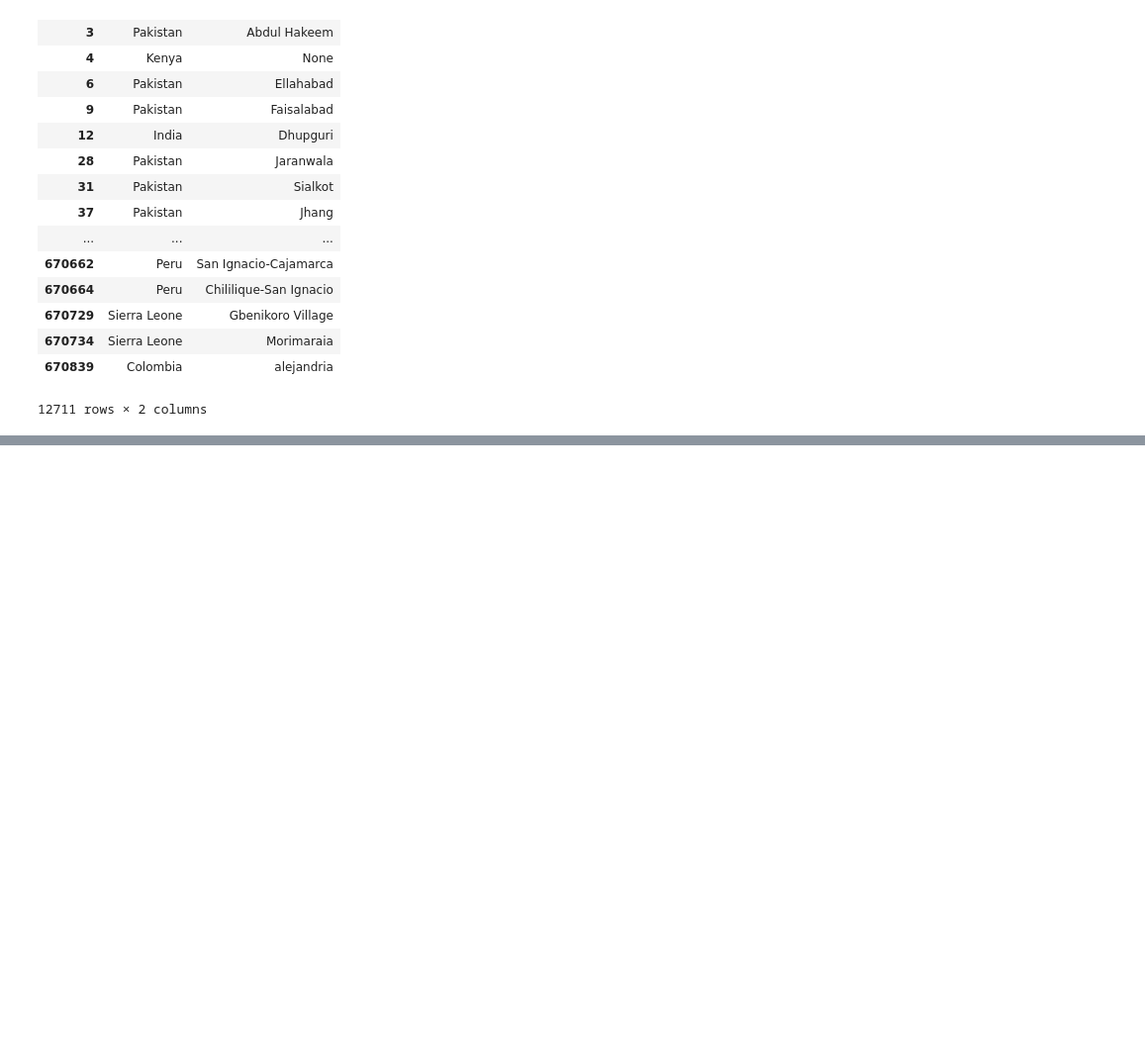
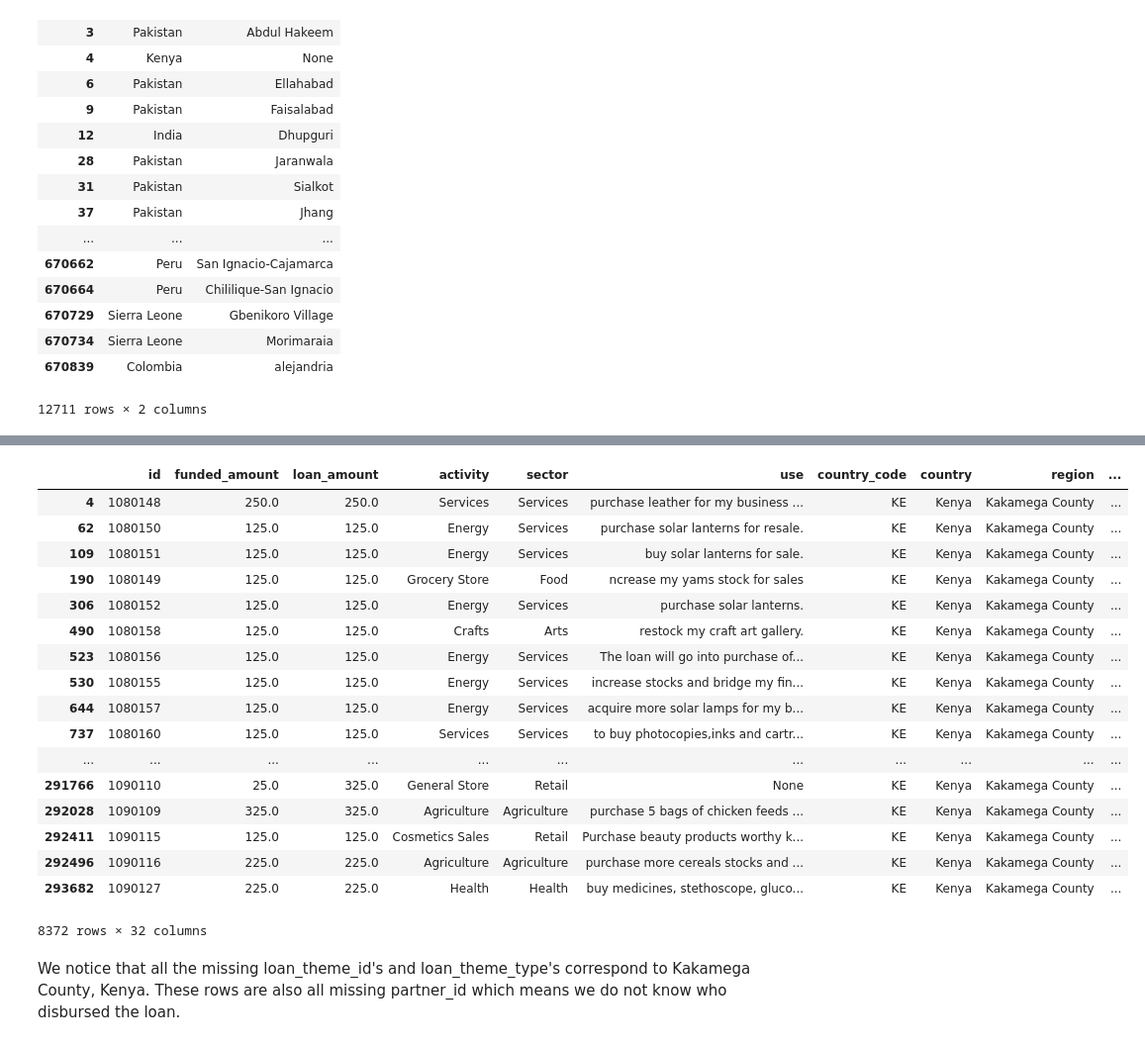
Before and after one commit to smakhijani/kaggle-kiva-crowdfunding, a Jupyter notebook: Preliminary Exploratory Data Analysis.ipynb, the cells around one changed output, grey strips where cells are left out. Shown at 99% size. Cells and saved outputs as stored; diff of their text form; code cells hidden in the pictures; blank space fills up the shorter version.

```diff
--- a/Preliminary Exploratory Data Analysis.ipynb
+++ b/Preliminary Exploratory Data Analysis.ipynb
@@ -960,0 +1019,7 @@ loans_theme_mpi.head()
+# %%
+def impute_missing_mpi(row):
+    if pd.notnull(row['MPI']):
+        return row['MPI']
+    else:
+        return row['mpi_national']
+loans_theme_mpi_national['MPI'] = loans_theme_mpi_national.apply(impute_missing_mpi, axis=1)
@@ -960,0 +1036,8 @@ loans_theme_mpi.head()
+# %%
+#Drop duplicative 'mpi_national'
+loans_theme_mpi_national = loans_theme_mpi_national.drop('mpi_national', axis = 1)
+# %%
+#Create final_df by dropping rows with missing MPI values
+final_df = loans_theme_mpi_national.dropna(subset = ['MPI'])
+# %%
+final_df.loc[final_df['country']=='Namibia','country_code'] = 'NA'
@@ -960,0 +1069,24 @@ loans_theme_mpi.head()
+# %%
+#Review missing values for 'loan_theme_id' and 'loan_theme_type'
+final_df[final_df['loan_theme_type'].isnull()]
+# %% [output]
+|  | id | funded_amount | loan_amount | activity | sector | use | country_code | country | region | ... |
+| 4 | 1080148 | 250.0 | 250.0 | Services | Services | purchase leather for my business ... | KE | Kenya | Kakamega County | ... |
+| 62 | 1080150 | 125.0 | 125.0 | Energy | Services | purchase solar lanterns for resale. | KE | Kenya | Kakamega County | ... |
+| 109 | 1080151 | 125.0 | 125.0 | Energy | Services | buy solar lanterns for sale. | KE | Kenya | Kakamega County | ... |
+| 190 | 1080149 | 125.0 | 125.0 | Grocery Store | Food | ncrease my yams stock for sales | KE | Kenya | Kakamega County | ... |
+| 306 | 1080152 | 125.0 | 125.0 | Energy | Services | purchase solar lanterns. | KE | Kenya | Kakamega County | ... |
+| 490 | 1080158 | 125.0 | 125.0 | Crafts | Arts | restock my craft art gallery. | KE | Kenya | Kakamega County | ... |
+| 523 | 1080156 | 125.0 | 125.0 | Energy | Services | The loan will go into purchase of... | KE | Kenya | Kakamega County | ... |
+| 530 | 1080155 | 125.0 | 125.0 | Energy | Services | increase stocks and bridge my fin... | KE | Kenya | Kakamega County | ... |
+| 644 | 1080157 | 125.0 | 125.0 | Energy | Services | acquire more solar lamps for my b... | KE | Kenya | Kakamega County | ... |
+| 737 | 1080160 | 125.0 | 125.0 | Services | Services | to buy photocopies,inks and cartr... | KE | Kenya | Kakamega County | ... |
+| ... | ... | ... | ... | ... | ... | ... | ... | ... | ... | ... |
+| 291766 | 1090110 | 25.0 | 325.0 | General Store | Retail | None | KE | Kenya | Kakamega County | ... |
+| 292028 | 1090109 | 325.0 | 325.0 | Agriculture | Agriculture | purchase 5 bags of chicken feeds ... | KE | Kenya | Kakamega County | ... |
+| 292411 | 1090115 | 125.0 | 125.0 | Cosmetics Sales | Retail | Purchase beauty products worthy k... | KE | Kenya | Kakamega County | ... |
+| 292496 | 1090116 | 225.0 | 225.0 | Agriculture | Agriculture | purchase more cereals stocks and ... | KE | Kenya | Kakamega County | ... |
+| 293682 | 1090127 | 225.0 | 225.0 | Health | Health | buy medicines, stethoscope, gluco... | KE | Kenya | Kakamega County | ... |
+8372 rows × 32 columns
+# %% [markdown]
+We notice that all the missing loan_theme_id's and loan_theme_type's correspond to Kakamega County, Kenya. These rows are also all missing partner_id which means we do not know who disbursed the loan.
```
Also changed, not shown: parts of 16 cells of this notebook.
